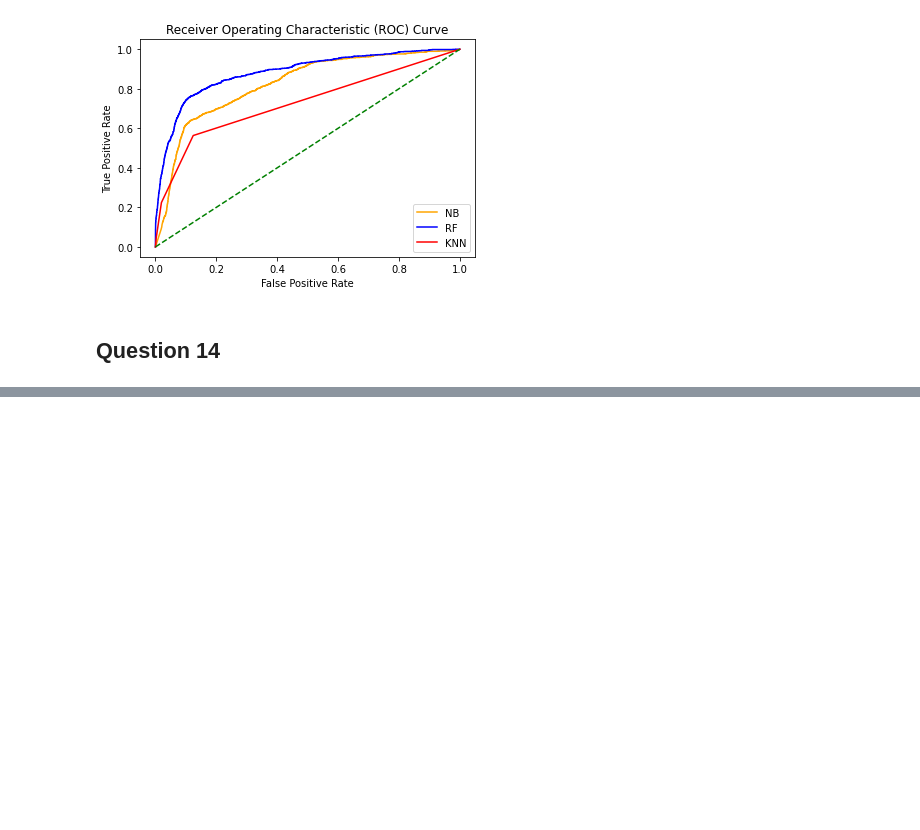
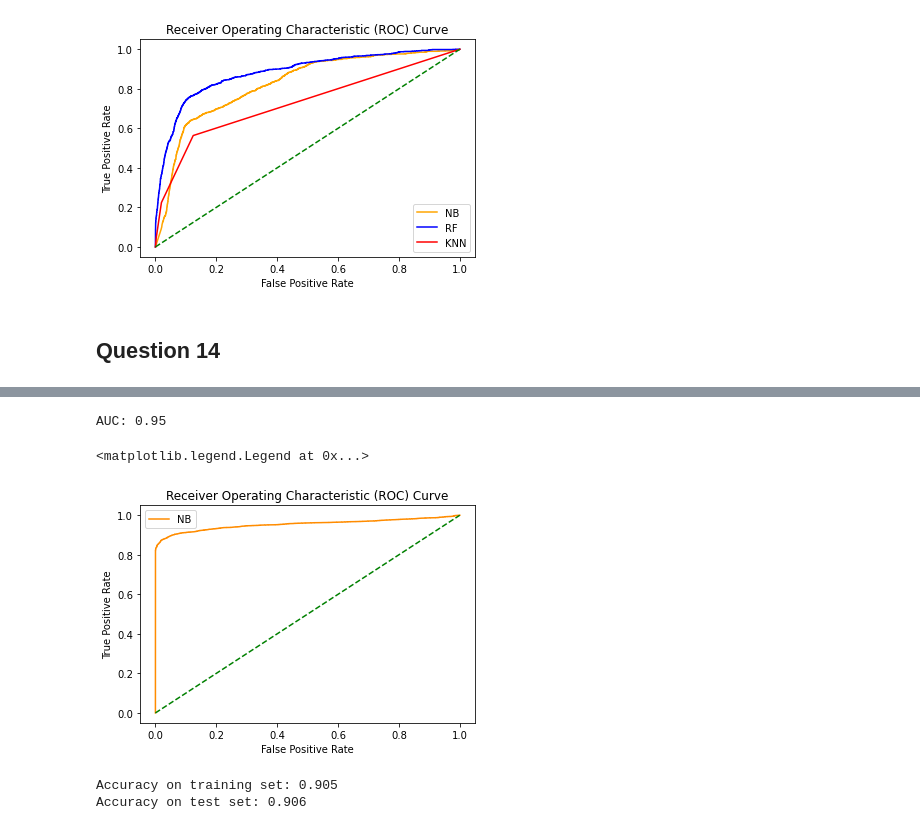
Before and after one commit to bashketchum02/Data-Mining-1, a Jupyter notebook: DataMining1.ipynb, the cells around one changed output, grey strips where cells are left out. Saved outputs shown, nothing was run; the diff lists cells and outputs as text; code cells hidden in the pictures; blank space fills up the shorter version.

```diff
--- a/DataMining1.ipynb
+++ b/DataMining1.ipynb
@@ -699,3 +706,18 @@ plt.legend()
 ## Question 14
 # %%
 ## Question 14
+from imblearn.over_sampling import SMOTE
+
+os = SMOTE(random_state=0)
+X_train, X_test, y_train, y_test = train_test_split(X, y.values.ravel(), test_size=0.3, random_state=0)
+columns = X_train.columns
+os_data_X, os_data_y = os.fit_resample(X_train, y_train)
+os_data_X = pd.DataFrame(data=os_data_X, columns=columns)
+os_data_y = pd.DataFrame(data=os_data_y, columns=['ICU'])
+
+# we can Check the numbers of our data
+print("length of oversampled data is ",len(os_data_X))
+print("Number of no subscription in oversampled data",len(os_data_y[os_data_y['ICU']==0]))
+print("Number of subscription",len(os_data_y[os_data_y['ICU']==1]))
+print("Proportion of no subscription data in oversampled data is ",len(os_data_y[os_data_y['ICU']==0])/len(os_data_X))
+print("Proportion of subscription data in oversampled data is ",len(os_data_y[os_data_y['ICU']==1])/len(os_data_X))
@@ -701,0 +740,6 @@ plt.legend()
+# %%
+X_train, X_test, y_train, y_test = train_test_split(os_data_X, os_data_y, test_size=0.3, random_state=0)
+# %%
+nb = GaussianNB()
+nb.fit(X_train, y_train)
+y_pred = nb.predict(X_test)
@@ -701,0 +784,21 @@ plt.legend()
+# %%
+#AUC
+prob_NB = nb.predict_proba(X_test)
+prob_NB = prob_NB[:, 1]
+
+auc_NB= roc_auc_score(y_test, prob_NB)
+print('AUC: %.2f' % auc_NB)
+# %% [output]
+AUC: 0.95
+# %%
+smote_fpr_NB, smote_tpr_NB, smote_thresholds_NB = roc_curve(y_test, prob_NB)
+
+plt.plot(smote_fpr_NB, smote_tpr_NB, color='darkorange', label='NB')
+plt.plot([0, 1], [0, 1], color='green', linestyle='--')
+plt.xlabel('False Positive Rate')
+plt.ylabel('True Positive Rate')
+plt.title('Receiver Operating Characteristic (ROC) Curve')
+plt.legend()
+# %% [output]
+<matplotlib.legend.Legend at 0x...>
+[figure, added]
@@ -701,0 +812,7 @@ plt.legend()
+# %%
+#Accuracy
+print("Accuracy on training set: {:.3f}".format(rf.score(X_train, y_train)))
+print("Accuracy on test set: {:.3f}".format(rf.score(X_test, y_test)))
+# %% [output]
+Accuracy on training set: 0.905
+Accuracy on test set: 0.906
```
Also changed, not shown: parts of 17 cells of this notebook.
